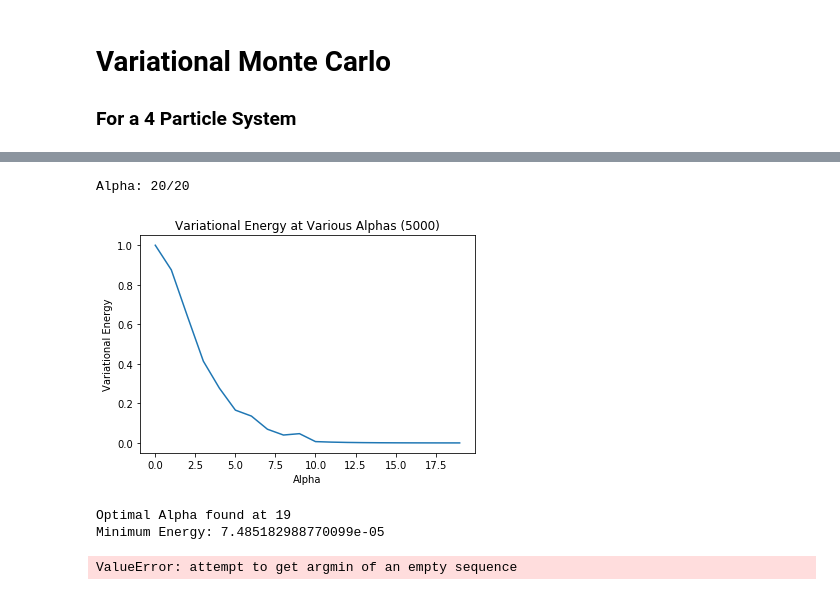
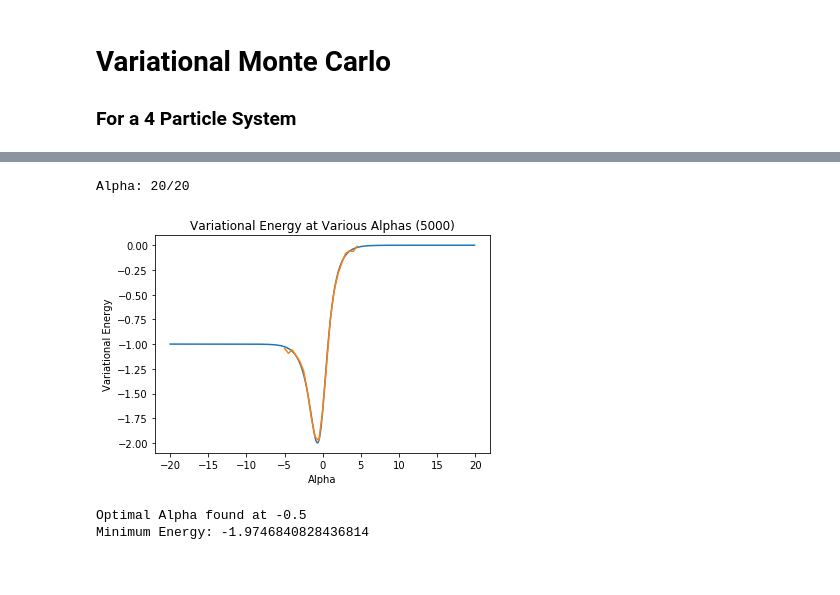
Before and after one commit to pat-hanbury/QuantumAdiabaticLearning, a Jupyter notebook: VariationalMonteCarl.ipynb, the cells around one changed output, grey strips where cells are left out. Saved outputs shown, nothing was run; the diff lists cells and outputs as text; code cells hidden in the pictures.

```diff
--- a/VariationalMonteCarl.ipynb
+++ b/VariationalMonteCarl.ipynb
@@ -39,8 +46,8 @@ def get_variational_projection(state, alpha):
     exponent = 0
     # FOO DO WE COUNT THE SUMS TWICE?
     for i in range(len(state)):
-        for j in range(i, len(state)):
+        for j in range(0, len(state)):
             if i is not j:
-                new_exp_term = -1*((-1)^(min(abs(i-j),abs((i-len(state)) - j), abs(i - (j-len(state)) ))))*(alpha/(min(abs(i-j),abs((i-len(state)) - j), abs(i - (j-len(state)) ))))*state[i]*state[j]/4 # need the "/4" because spin 1/2 particles
+                new_exp_term = (alpha/(min(abs(i-j),abs((i-len(state)) - j), abs(i - (j-len(state))))))*state[i]*state[j]/4 # need the "/4" because spin 1/2 particles
                 exponent += new_exp_term
     return math.exp(exponent)
@@ -77,19 +88,17 @@ def calculate_local_energy(state, alpha):
     """
     # contribution from Z direction spin terms
     energy = 0
-    variational_projection = get_variational_projection(state, alpha) # (The 1 is the h-bar, which is one in our units)
+    state_proj = get_variational_projection(state, alpha)
     for i in range(len(state)):
         if i == len(state) - 1:
-            energy += (variational_projection*state[i] * state[0])/4
+            energy += (state_proj*state[i] * state[0])/4
         else:
-            energy += (variational_projection*state[i] * state[i+1])/4
-    # print(f"Diagonal energy: {energy}")
+            energy += (state_proj*state[i] * state[i+1])/4
 
     # contributions from off diagonal terms
     non_diagonal_energies = 0
-    for configuration_state in get_off_diagonal_configurations(state):
-        non_diagonal_energies += get_variational_projection(configuration_state, alpha)*(1/2)
+    off_diag_config_states = get_off_diagonal_configurations(state)
+    for configuration in off_diag_config_states:
+        non_diagonal_energies += (-0.5)*get_variational_projection(configuration, alpha)
     energy += non_diagonal_energies
-    # print(f"Non-Diagonal energies: {non_diagonal_energies}")
-    # print(f"Variational  Projection: {variational_projection}")
-    return energy / variational_projection
+    return energy / state_proj
@@ -138,5 +145,14 @@ def monte_carlo_estimation(alpha, num_steps):
+# %%
+def ground_truth_variational_energy(alpha):
+    """
+    with respect to alpha
+    """
+    numerator = -4*exp(-2*alpha) + -1*exp(-3*alpha)
+    denominator = 2*exp(-1*alpha) + exp(-3*alpha)
+
+    return numerator/denominator
 # %%
-def get_optimal_alpha(alphas, num_steps=50000):
+def get_optimal_alpha(alphas, num_steps=5000):
     energies = list()
     for i, alpha in enumerate(alphas):
         clear_output(wait=True)
@@ -166,32 +162,24 @@ alphas
 # %%
-alphas = [i*1 for i in range(0,20)]
+## alphas = [i*0.05 for i in range(20,40)]
 num_steps = 5000
+alphas = [i*0.5 for i in range(-10,10)]
+xs = np.asarray([i*0.1 for i in range(-200, 200)])
+ys = np.asarray([ground_truth_variational_energy(x) for x in xs])
 
 optimal_alpha, index, energies = get_optimal_alpha(alphas, num_steps=num_steps)
 
+plt.plot(xs, ys)
 plt.plot(alphas, energies)
+# plt.xlim(1,2)
+plt.ylim()
 plt.ylabel("Variational Energy")
 plt.xlabel("Alpha")
 plt.title(f"Variational Energy at Various Alphas ({num_steps})")
 plt.show()
 print(f"Optimal Alpha found at {optimal_alpha}")
 print(f"Minimum Energy: {energies[index]}")
 # %% [output]
 Alpha: 20/20
-[figure, old version]
+[figure, new version]
-Optimal Alpha found at 19
-Minimum Energy: 7.485182988770099e-05
+Optimal Alpha found at -0.5
+Minimum Energy: -1.9746840828436814
-# %%
-alphas = [i*0.1 for i in range(1,1)]
-num_steps = 10000
-optimal_alpha, index, energies = get_optimal_alpha(alphas, num_steps=num_steps)
-
-plt.plot(alphas, energies)
-plt.ylabel("Variational Energy")
-plt.xlabel("Alpha")
-plt.title(f"Variational Energy at Various Alphas ({num_steps})")
-plt.show()
-print(f"Optimal Alpha found at {optimal_alpha}")
-print(f"Minimum Energy: {energies[index]}")
-# %% [output]
-ValueError: attempt to get argmin of an empty sequence
```
Also changed, not shown: parts of 23 cells of this notebook, 1 other file.
